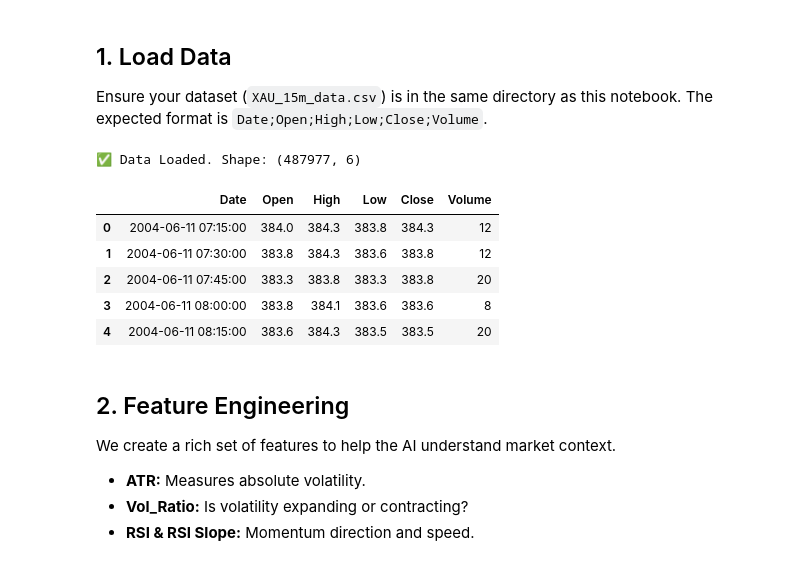
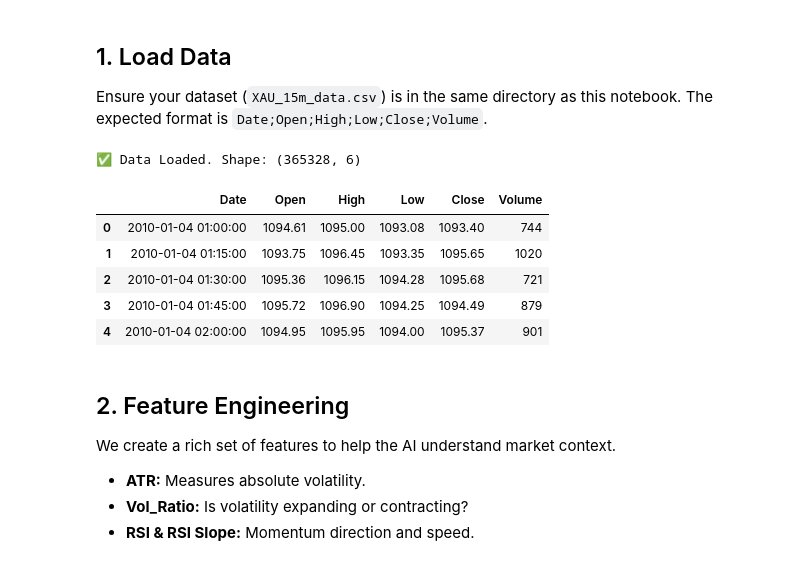
Before and after one commit to Data-Science-Laboratory-Projects/Data_Analysis_Project, a Jupyter notebook: CompoundEdgeGoldStrategy.ipynb, the cells around one changed output. Saved outputs shown, nothing was run; the diff lists cells and outputs as text; code cells hidden in the pictures.

```diff
--- a/CompoundEdgeGoldStrategy.ipynb
+++ b/CompoundEdgeGoldStrategy.ipynb
@@ -36,27 +36,32 @@ Ensure your dataset (`XAU_15m_data.csv`) is in the same directory as this notebo
 # %%
 FILE_PATH = 'XAU_15m_data.csv'
 
 if not os.path.exists(FILE_PATH):
     print(f"❌ Error: File '{FILE_PATH}' not found. Please upload the CSV file.")
 else:
+    start_date = "2010-01-01"
     df = pd.read_csv(FILE_PATH, delimiter=';')
     # Clean columns
     df.columns = [c.strip() for c in df.columns]
     # Parse Dates
     df['Date'] = pd.to_datetime(df['Date'], format='%Y.%m.%d %H:%M')
+    if start_date:
+        df = df[df['Date'] >= pd.to_datetime(start_date)]
+    else:
+        pass
     # Sort chronologically
     df = df.sort_values('Date').reset_index(drop=True)
 
     print(f"✅ Data Loaded. Shape: {df.shape}")
     display(df.head())
 # %% [output]
-✅ Data Loaded. Shape: (487977, 6)
+✅ Data Loaded. Shape: (365328, 6)
 |  | Date | Open | High | Low | Close | Volume |
-| 0 | 2004-06-11 07:15:00 | 384.0 | 384.3 | 383.8 | 384.3 | 12 |
-| 1 | 2004-06-11 07:30:00 | 383.8 | 384.3 | 383.6 | 383.8 | 12 |
-| 2 | 2004-06-11 07:45:00 | 383.3 | 383.8 | 383.3 | 383.8 | 20 |
-| 3 | 2004-06-11 08:00:00 | 383.8 | 384.1 | 383.6 | 383.6 | 8 |
-| 4 | 2004-06-11 08:15:00 | 383.6 | 384.3 | 383.5 | 383.5 | 20 |
+| 0 | 2010-01-04 01:00:00 | 1094.61 | 1095.00 | 1093.08 | 1093.40 | 744 |
+| 1 | 2010-01-04 01:15:00 | 1093.75 | 1096.45 | 1093.35 | 1095.65 | 1020 |
+| 2 | 2010-01-04 01:30:00 | 1095.36 | 1096.15 | 1094.28 | 1095.68 | 721 |
+| 3 | 2010-01-04 01:45:00 | 1095.72 | 1096.90 | 1094.25 | 1094.49 | 879 |
+| 4 | 2010-01-04 02:00:00 | 1094.95 | 1095.95 | 1094.00 | 1095.37 | 901 |
 # %% [markdown]
 ## 2. Feature Engineering
 We create a rich set of features to help the AI understand market context.
```
Also changed, not shown: parts of 3 cells of this notebook, 1 other file.
